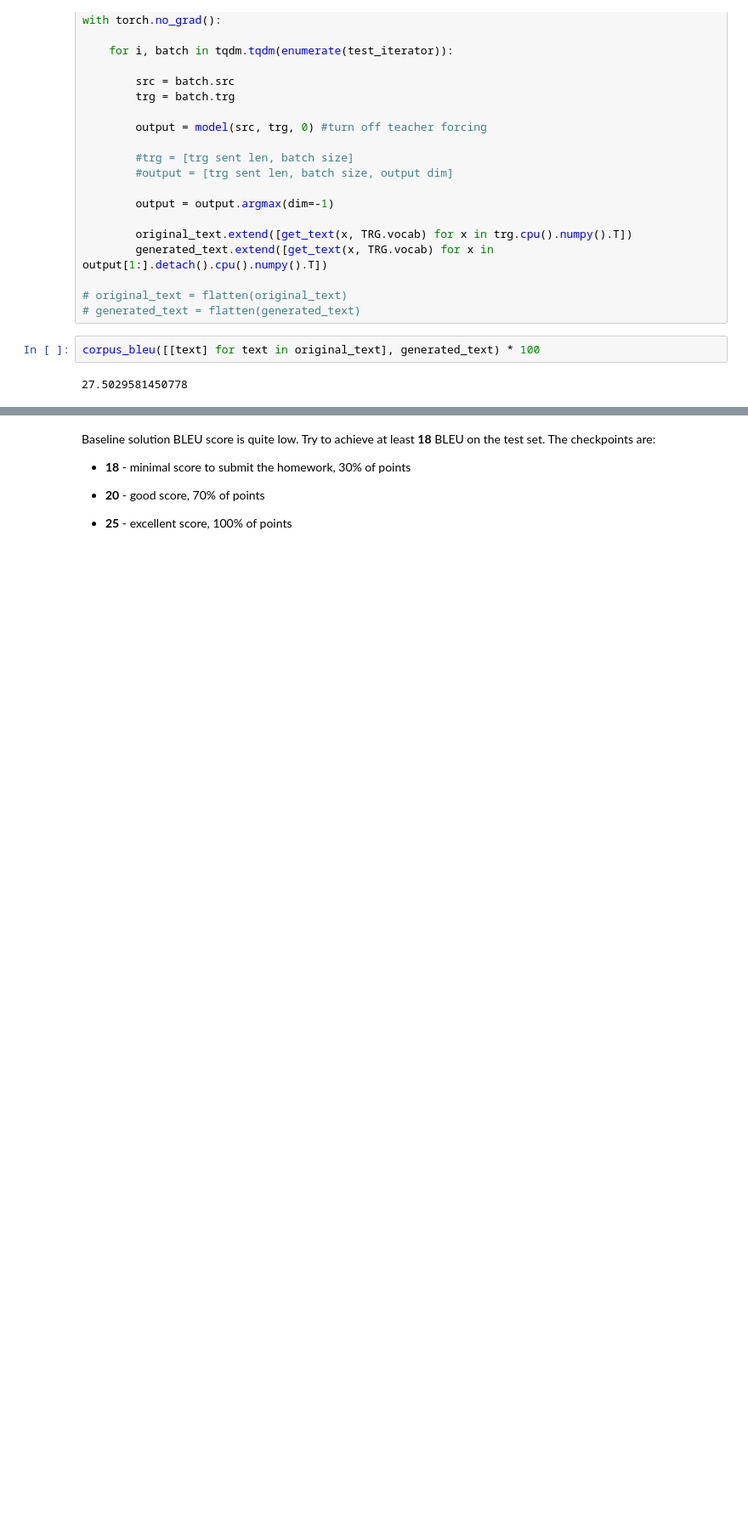
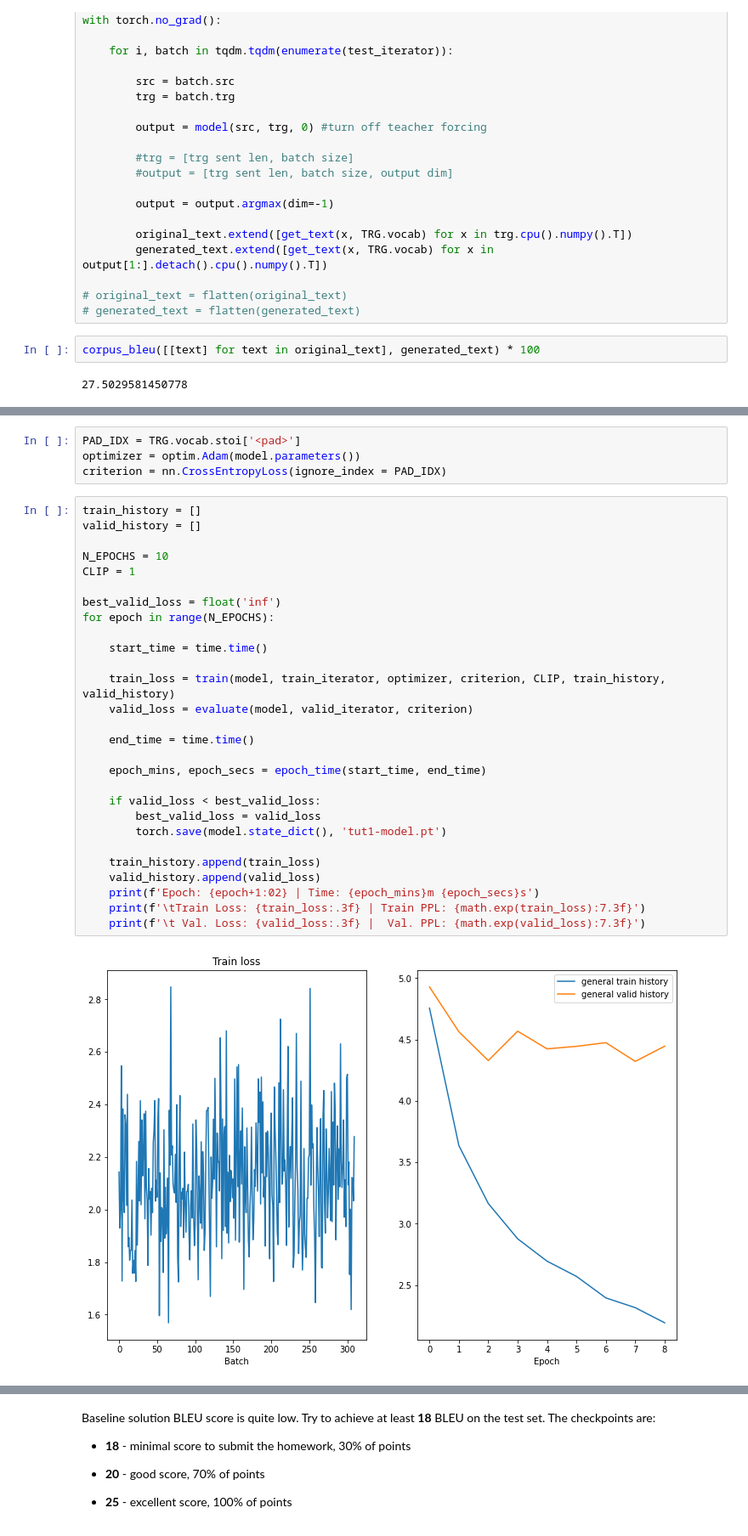
Before and after one commit to Xrenya/NLP, a Jupyter notebook: NeuralMachineTranslation/lab02_Neural_Machine_Translation.ipynb, the cells around one changed output, grey strips where cells are left out. Shown: that part at 85% size. Drawn from its saved outputs; the diff is of its cells as text; blank space fills up the shorter version.

```diff
--- a/NeuralMachineTranslation/lab02_Neural_Machine_Translation.ipynb
+++ b/NeuralMachineTranslation/lab02_Neural_Machine_Translation.ipynb
@@ -611,0 +666,34 @@ corpus_bleu([[text] for text in original_text], generated_text) * 100
+# %%
+PAD_IDX = TRG.vocab.stoi['<pad>']
+optimizer = optim.Adam(model.parameters())
+criterion = nn.CrossEntropyLoss(ignore_index = PAD_IDX)
+# %%
+train_history = []
+valid_history = []
+
+N_EPOCHS = 10
+CLIP = 1
+
+best_valid_loss = float('inf')
+for epoch in range(N_EPOCHS):
+
+    start_time = time.time()
+
+    train_loss = train(model, train_iterator, optimizer, criterion, CLIP, train_history, valid_history)
+    valid_loss = evaluate(model, valid_iterator, criterion)
+
+    end_time = time.time()
+
+    epoch_mins, epoch_secs = epoch_time(start_time, end_time)
+
+    if valid_loss < best_valid_loss:
+        best_valid_loss = valid_loss
+        torch.save(model.state_dict(), 'tut1-model.pt')
+
+    train_history.append(train_loss)
+    valid_history.append(valid_loss)
+    print(f'Epoch: {epoch+1:02} | Time: {epoch_mins}m {epoch_secs}s')
+    print(f'\tTrain Loss: {train_loss:.3f} | Train PPL: {math.exp(train_loss):7.3f}')
+    print(f'\t Val. Loss: {valid_loss:.3f} |  Val. PPL: {math.exp(valid_loss):7.3f}')
+# %% [output]
+[figure, added]
```
Also changed, not shown: parts of 22 cells of this notebook, 1 other file.
